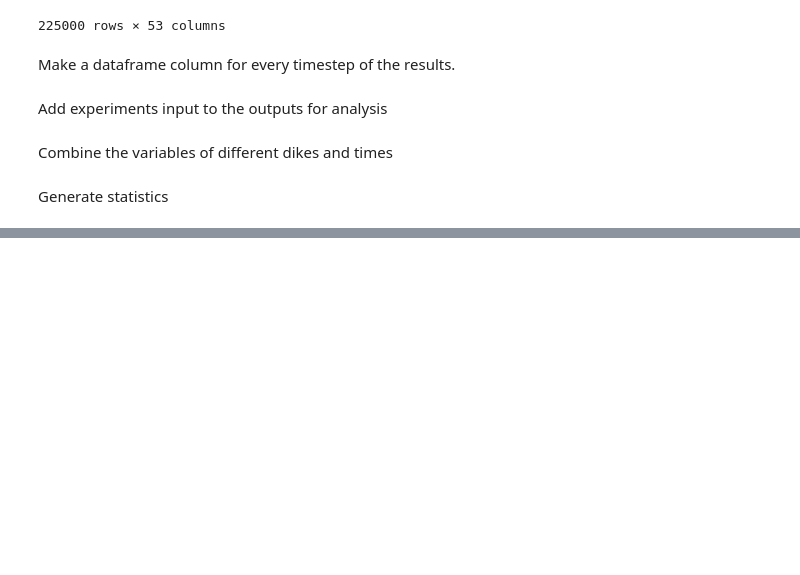
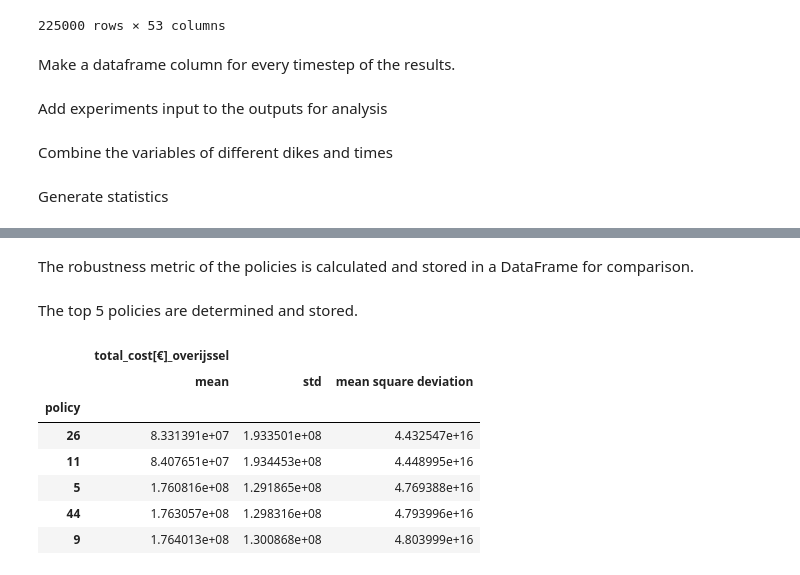
Before and after one commit to JasperBaars/EPA1361_Model-based_Decision-making, a Jupyter notebook: Final Assignment EPA1361/Model and Notebooks/3. Uncertainty Analysis.ipynb, the cells around one changed output, grey strips where cells are left out. Cells and saved outputs as stored; diff of their text form; code cells hidden in the pictures; blank space fills up the shorter version.

```diff
--- a/Final Assignment EPA1361/Model and Notebooks/3. Uncertainty Analysis.ipynb
+++ b/Final Assignment EPA1361/Model and Notebooks/3. Uncertainty Analysis.ipynb
@@ -132,0 +190,6 @@ with open(r'../generated_datasets/policy_uncertainty_aggregated.pkl', 'wb') as f
+# %%
+provinces = results_df.copy()
+
+combine_columns_province(provinces, 'Expected Annual Damage')
+combine_columns_province(provinces, 'Dike Investment Costs')
+combine_columns_province(provinces, 'Deaths_Cost')
@@ -132,0 +198,13 @@ with open(r'../generated_datasets/policy_uncertainty_aggregated.pkl', 'wb') as f
+# %%
+aggregated_outcomes_provinces = pd.concat([experiments[['scenario','policy']],provinces], axis=1).iloc[:,2:]
+
+for x in aggregated_outcomes_provinces.columns:
+
+        if x.startswith('A.1') or x.startswith('A.2') or x.startswith('A.3') or x.startswith('A.4') or x.startswith('A.5'):
+            aggregated_outcomes_provinces.drop(x, axis=1, inplace=True)
+        else:
+            pass
+
+aggregated_outcomes_provinces['total_cost[€]']= aggregated_outcomes_provinces.sum(axis=1)
+overijssel_sum = ['RfR Total Costs','Expected Evacuation Costs','Total Expected Annual Damage Overijssel','Total Dike Investment Costs Overijssel','Total Deaths_Cost Overijssel']
+aggregated_outcomes_provinces['total_cost[€]_overijssel']= aggregated_outcomes_provinces.loc[:,overijssel_sum].sum(axis=1)
@@ -132,0 +230,2 @@ with open(r'../generated_datasets/policy_uncertainty_aggregated.pkl', 'wb') as f
+# %% [markdown]
+The robustness metric of the policies is calculated and stored in a DataFrame for comparison.
@@ -132,0 +240,2 @@ with open(r'../generated_datasets/policy_uncertainty_aggregated.pkl', 'wb') as f
+# %% [markdown]
+The top 5 policies are determined and stored.
@@ -132,0 +245,18 @@ with open(r'../generated_datasets/policy_uncertainty_aggregated.pkl', 'wb') as f
+# %%
+n_scenarios_of_interest = 5
+
+results_of_interest = grouping.sort_values(by=('total_cost[€]_overijssel','mean square deviation'), ascending=True).head(n_scenarios_of_interest)
+
+with open(r'..\generated_datasets\final_policies_overijssel.pkl','wb') as pickle_file:
+    pickle.dump(results_of_interest, pickle_file)
+
+results_of_interest
+# %% [output]
+|  | total_cost[€]_overijssel |  |  |
+|  | mean | std | mean square deviation |
+| policy |  |  |  |
+| 26 | 8.331391e+07 | 1.933501e+08 | 4.432547e+16 |
+| 11 | 8.407651e+07 | 1.934453e+08 | 4.448995e+16 |
+| 5 | 1.760816e+08 | 1.291865e+08 | 4.769388e+16 |
+| 44 | 1.763057e+08 | 1.298316e+08 | 4.793996e+16 |
+| 9 | 1.764013e+08 | 1.300868e+08 | 4.803999e+16 |
```
Also changed, not shown: parts of 29 cells of this notebook, 5 other files.
